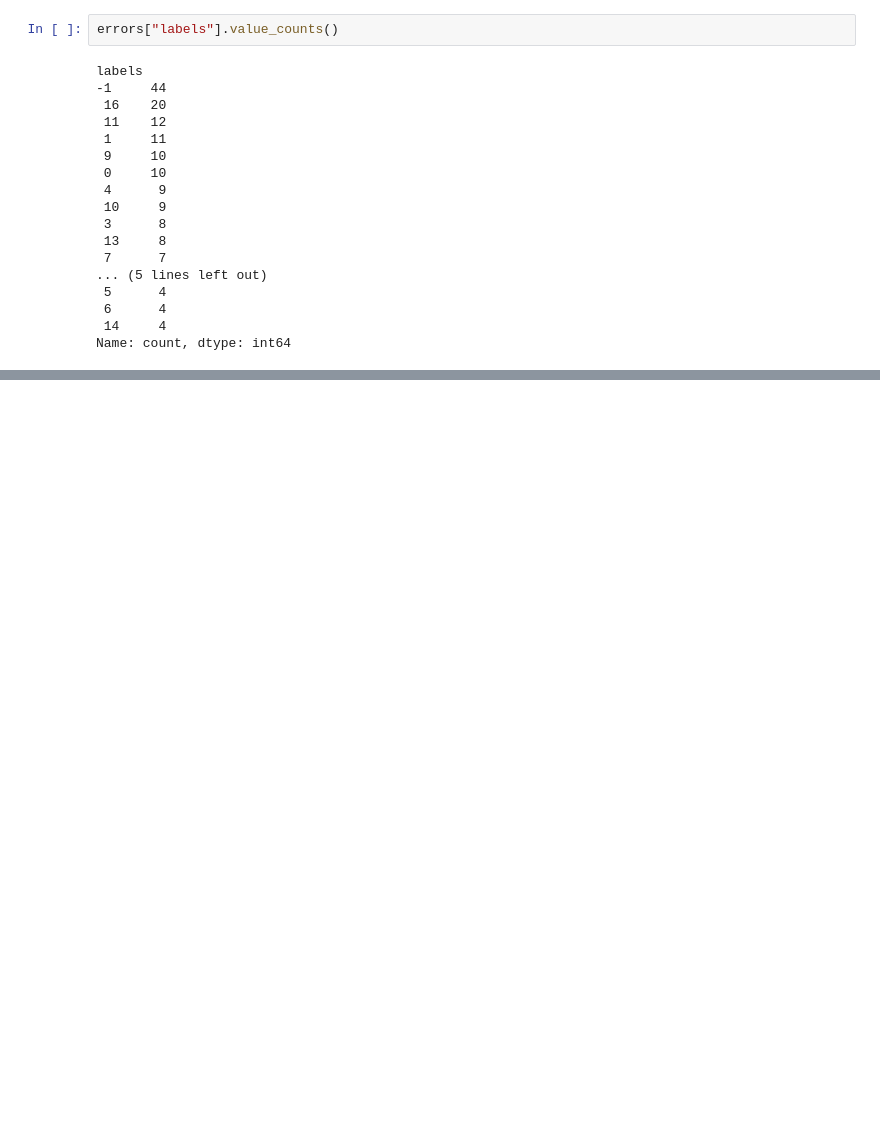
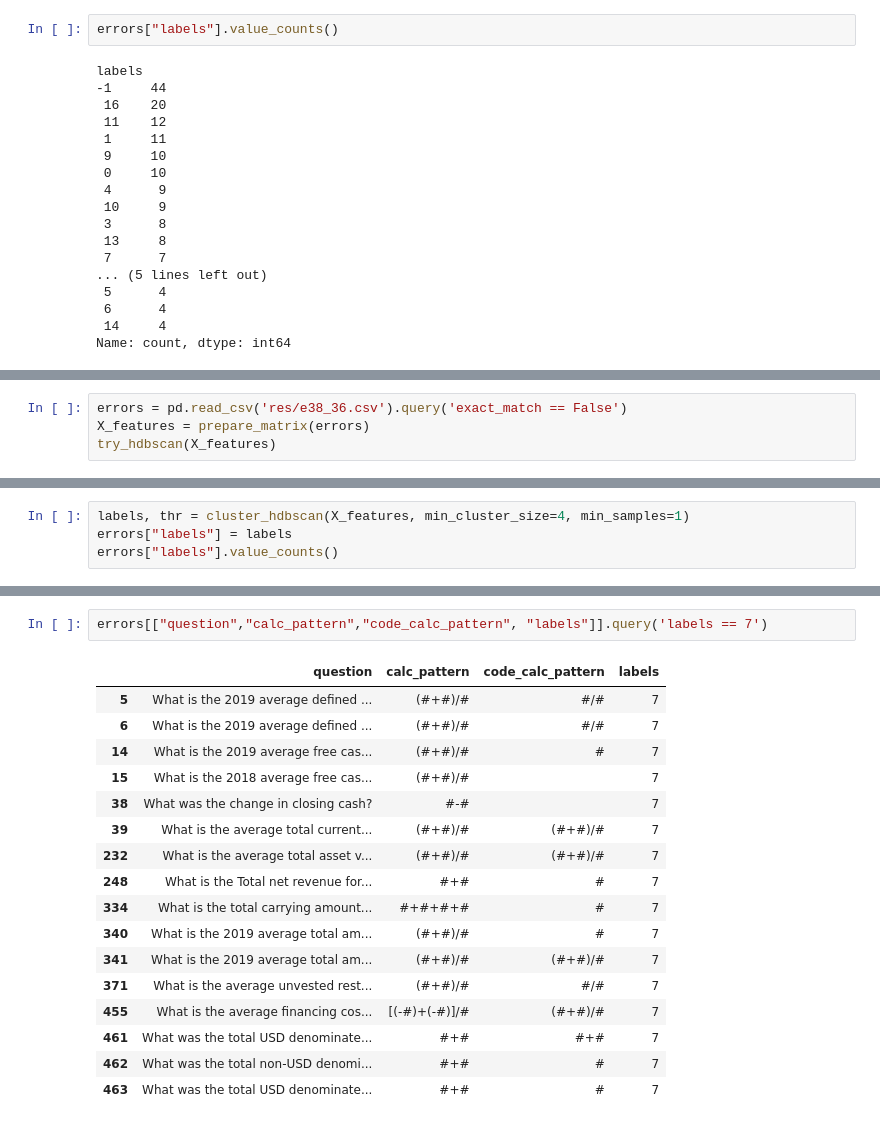
Before and after one commit to apandyud/small_mods, a Jupyter notebook: Cluster5_features.ipynb, the cells around one changed output, grey strips where cells are left out. Saved outputs shown, nothing was run; the diff lists cells and outputs as text; blank space fills up the shorter version.

```diff
--- a/Cluster5_features.ipynb
+++ b/Cluster5_features.ipynb
@@ -306,0 +359,4 @@ errors
+# %%
+errors = pd.read_csv('res/e38_36.csv').query('exact_match == False')
+X_features = prepare_matrix(errors)
+try_hdbscan(X_features)
@@ -306,0 +365,4 @@ errors
+# %%
+labels, thr = cluster_hdbscan(X_features, min_cluster_size=4, min_samples=1)
+errors["labels"] = labels
+errors["labels"].value_counts()
@@ -306,0 +407,20 @@ errors
+# %%
+errors[["question","calc_pattern","code_calc_pattern", "labels"]].query('labels == 7')
+# %% [output]
+|  | question | calc_pattern | code_calc_pattern | labels |
+| 5 | What is the 2019 average defined ... | (#+#)/# | #/# | 7 |
+| 6 | What is the 2019 average defined ... | (#+#)/# | #/# | 7 |
+| 14 | What is the 2019 average free cas... | (#+#)/# | # | 7 |
+| 15 | What is the 2018 average free cas... | (#+#)/# |  | 7 |
+| 38 | What was the change in closing cash? | #-# |  | 7 |
+| 39 | What is the average total current... | (#+#)/# | (#+#)/# | 7 |
+| 232 | What is the average total asset v... | (#+#)/# | (#+#)/# | 7 |
+| 248 | What is the Total net revenue for... | #+# | # | 7 |
+| 334 | What is the total carrying amount... | #+#+#+# | # | 7 |
+| 340 | What is the 2019 average total am... | (#+#)/# | # | 7 |
+| 341 | What is the 2019 average total am... | (#+#)/# | (#+#)/# | 7 |
+| 371 | What is the average unvested rest... | (#+#)/# | #/# | 7 |
+| 455 | What is the average financing cos... | [(-#)+(-#)]/# | (#+#)/# | 7 |
+| 461 | What was the total USD denominate... | #+# | #+# | 7 |
+| 462 | What was the total non-USD denomi... | #+# | # | 7 |
+| 463 | What was the total USD denominate... | #+# | # | 7 |
```
Also changed, not shown: parts of 24 cells of this notebook, 12 other files.
